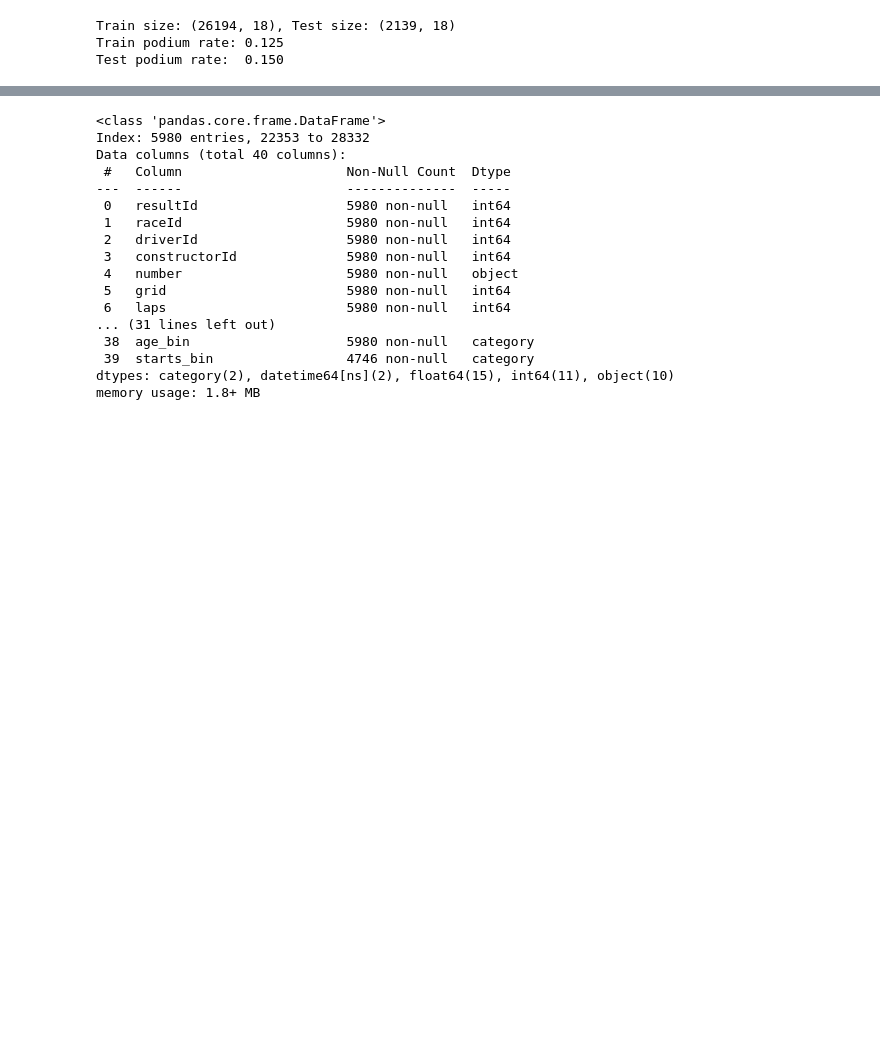
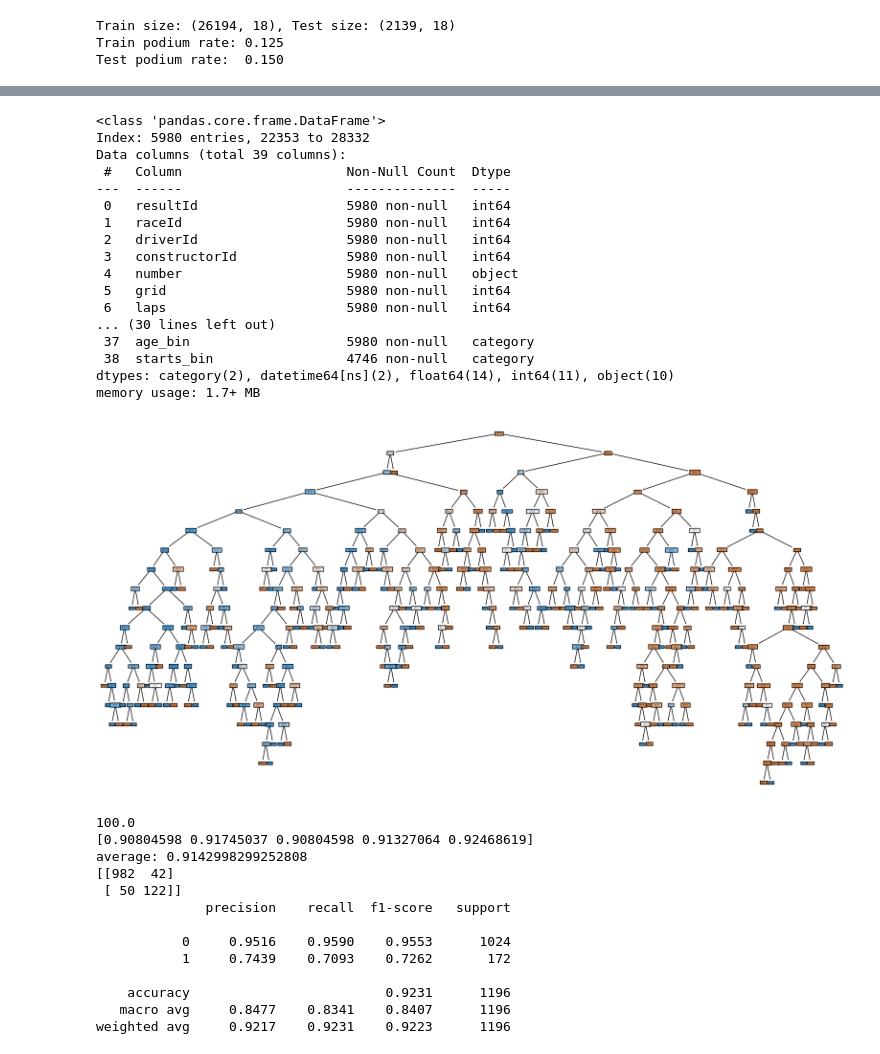
Before and after one commit to harivarshan18/CSE572_GroupProject, a Jupyter notebook: f1.ipynb, the cells around one changed output, grey strips where cells are left out. Saved outputs shown, nothing was run; the diff lists cells and outputs as text; code cells hidden in the pictures; blank space fills up the shorter version.

Commit message:
Random Forest and Decision Tree

```diff
--- a/f1.ipynb
+++ b/f1.ipynb
@@ -620,7 +625,8 @@ drop_cols = [
     "positionOrder",
     "points",
     "rank",
-    "quali_position"
+    "quali_position",
+    "position_num"
 ]
 
 
@@ -705,7 +711,7 @@ X.info()
 # %% [output]
 <class 'pandas.core.frame.DataFrame'>
 Index: 5980 entries, 22353 to 28332
-Data columns (total 40 columns):
+Data columns (total 39 columns):
  #   Column                     Non-Null Count  Dtype
 ---  ------                     --------------  -----
  0   resultId                   5980 non-null   int64
@@ -715,8 +721,55 @@ Data columns (total 40 columns):
  4   number                     5980 non-null   object
  5   grid                       5980 non-null   int64
  6   laps                       5980 non-null   int64
-... (31 lines left out)
- 38  age_bin                    5980 non-null   category
- 39  starts_bin                 4746 non-null   category
-dtypes: category(2), datetime64[ns](2), float64(15), int64(11), object(10)
-memory usage: 1.8+ MB
+... (30 lines left out)
+ 37  age_bin                    5980 non-null   category
+ 38  starts_bin                 4746 non-null   category
+dtypes: category(2), datetime64[ns](2), float64(14), int64(11), object(10)
+memory usage: 1.7+ MB
+# %%
+
+
+X_train = X_train.replace('\\N', np.nan)
+X_test = X_test.replace('\\N', np.nan)
+X_train = X_train.apply(pd.to_numeric, errors='coerce')
+X_test = X_test.apply(pd.to_numeric, errors='coerce')
+X_train = X_train.fillna(X_train.mean())
+X_test = X_test.fillna(X_train.mean())
+
+decision_tree = DecisionTreeClassifier()
+decision_tree.fit(X_train, y_train)
+plt.figure(figsize=(20,10))
+
+
+plot_tree(
+    decision_tree,
+    feature_names=X_train.columns,
+    class_names=['Not podium', 'podium'],
+    filled=True
+)
+plt.show()
+Y_pred = decision_tree.predict(X_test)
+acc_decision_tree = round(decision_tree.score(X_train, y_train) * 100, 2)
+print(acc_decision_tree)
+scores = cross_val_score(decision_tree, X_train, y_train, cv=5)
+print(scores)
+print("average:", scores.mean())
+Y_pred = decision_tree.predict(X_test)
+cm = confusion_matrix(y_test, Y_pred)
+print(cm)
+print(classification_report(y_test, Y_pred, digits=4))
+# %% [output]
+[figure, added]
+100.0
+[0.90804598 0.91745037 0.90804598 0.91327064 0.92468619]
+average: 0.9142998299252808
+[[982  42]
+ [ 50 122]]
+              precision    recall  f1-score   support
+
+           0     0.9516    0.9590    0.9553      1024
+           1     0.7439    0.7093    0.7262       172
+
+    accuracy                         0.9231      1196
+   macro avg     0.8477    0.8341    0.8407      1196
+weighted avg     0.9217    0.9231    0.9223      1196
```
Also changed, not shown: parts of 4 cells of this notebook.
